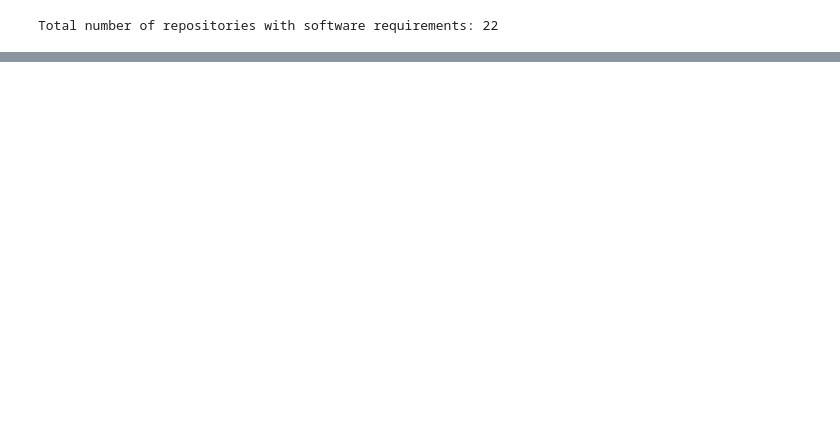
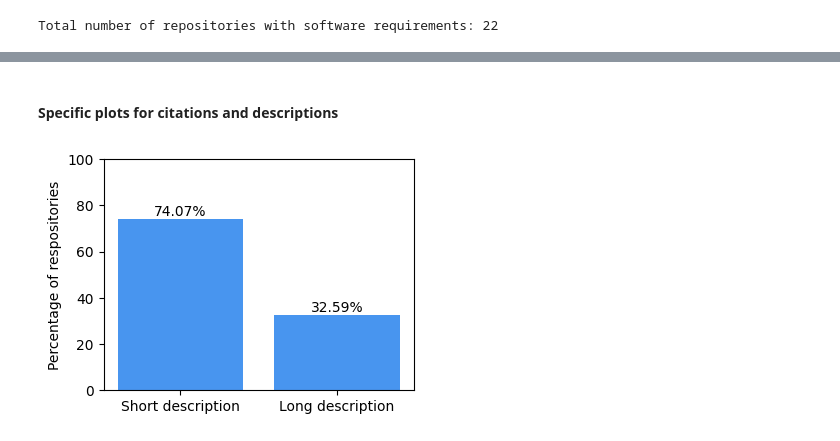
Before and after one commit to oeg-upm/oeg-software-graph, a Jupyter notebook: notebooks/kg-construction.ipynb, the cells around one changed output, grey strips where cells are left out. Cells and saved outputs as stored; diff of their text form; code cells hidden in the pictures; blank space fills up the shorter version.

```diff
--- a/notebooks/kg-construction.ipynb
+++ b/notebooks/kg-construction.ipynb
@@ -381,0 +436,21 @@ plt.show()
+# %% [markdown]
+#### Specific plots for citations and descriptions
+# %%
+labels_desc = ['Short description', 'Long description']
+values_desc = [numeric_result_list['total_short_desc']*100/int(result_list['total_repos']),
+               numeric_result_list['total_long_desc']*100/int(result_list['total_repos'])]
+
+plt.figure(figsize=(4,3))
+bars = plt.bar(labels_desc, values_desc, color='#4895ef')
+plt.ylabel('Percentage of respositories')
+plt.ylim((0,100))
+
+for bar in bars:
+    height = bar.get_height()
+    percentage = str(round(height,2)) + '%'
+    plt.text(bar.get_x() + bar.get_width() / 2, height, percentage, ha='center', va='bottom')
+
+plt.savefig('descriptions.png',dpi=400,bbox_inches = "tight")
+plt.show()
+# %% [output]
+[figure, added]
```
Also changed, not shown: parts of 34 cells of this notebook.
